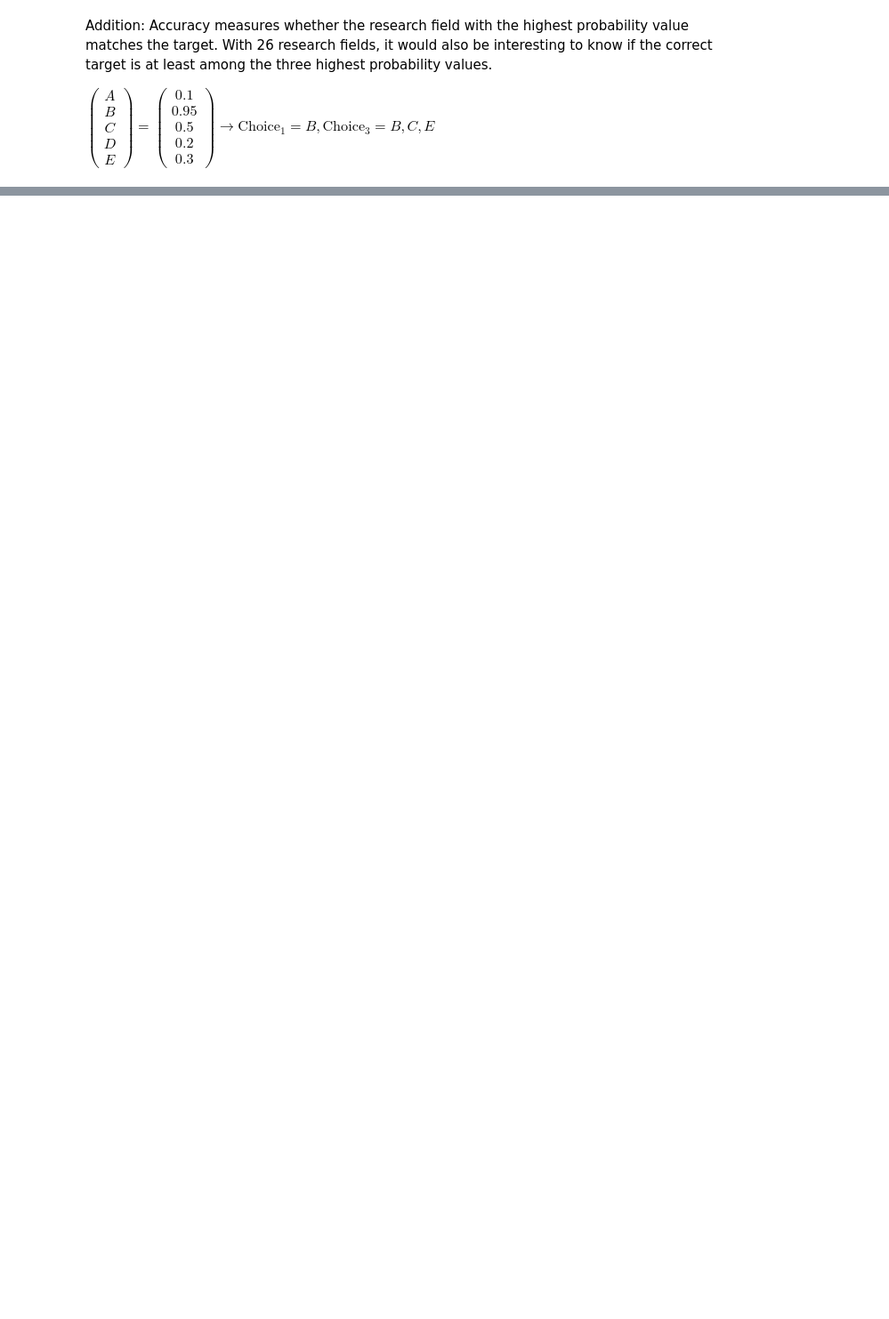
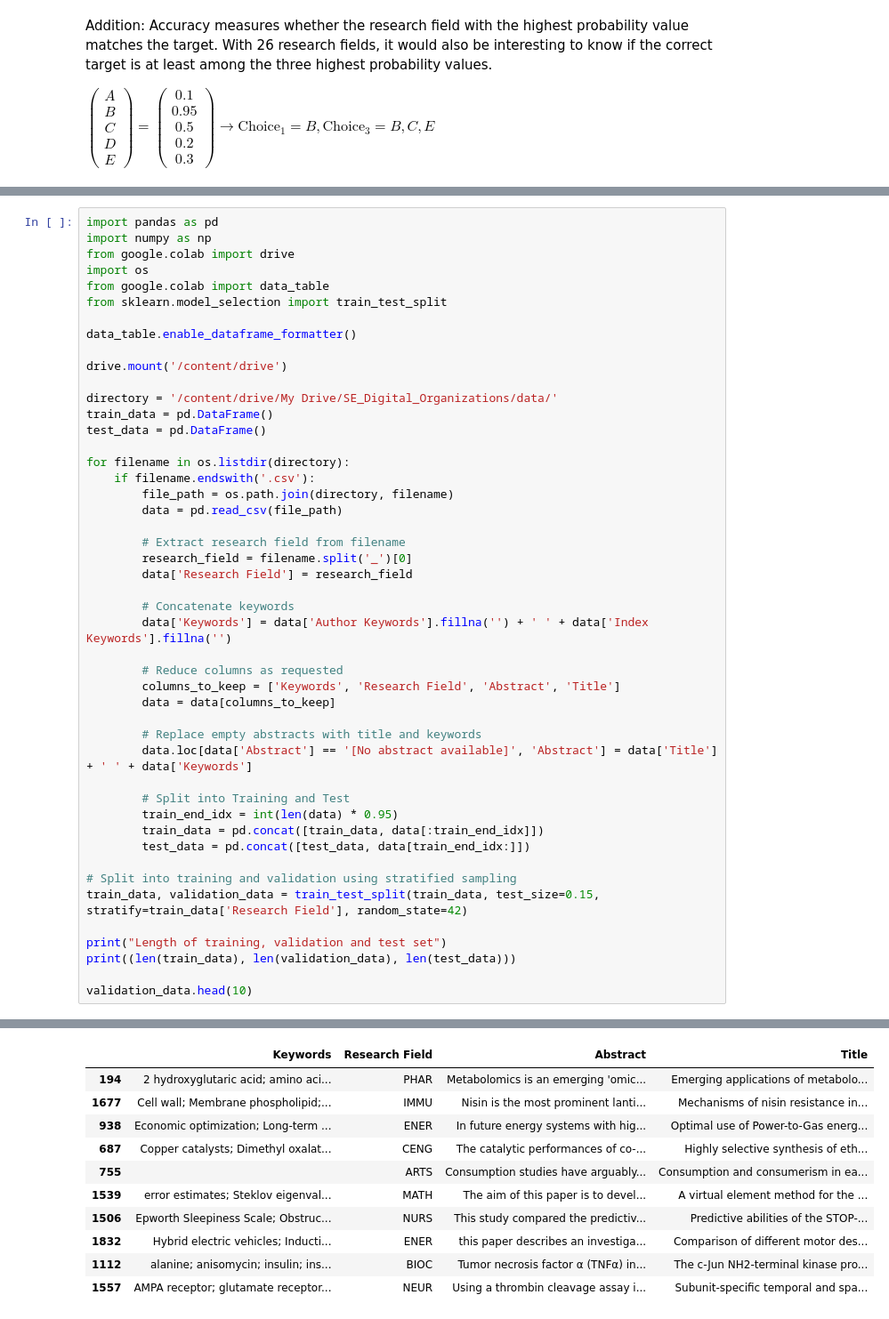
Before and after one commit to leukschrauber/Assignments, a Jupyter notebook: assignment_5_2.ipynb, the cells around one changed output, grey strips where cells are left out. Shown at 89% size. Saved outputs shown, nothing was run; the diff lists cells and outputs as text; blank space fills up the shorter version.

Commit message:
Code for training and testing

```diff
--- a/assignment_5_2.ipynb
+++ b/assignment_5_2.ipynb
@@ -99,0 +41,48 @@ $\begin{pmatrix} A\\ B \\ C \\D \\E \end{pmatrix} = \begin{pmatrix} 0.1\\ 0.95 \
+# %%
+import pandas as pd
+import numpy as np
+from google.colab import drive
+import os
+from google.colab import data_table
+from sklearn.model_selection import train_test_split
+
+data_table.enable_dataframe_formatter()
+
+drive.mount('/content/drive')
+
+directory = '/content/drive/My Drive/SE_Digital_Organizations/data/'
+train_data = pd.DataFrame()
+test_data = pd.DataFrame()
+
+for filename in os.listdir(directory):
+    if filename.endswith('.csv'):
+        file_path = os.path.join(directory, filename)
+        data = pd.read_csv(file_path)
+
+        # Extract research field from filename
+        research_field = filename.split('_')[0]
+        data['Research Field'] = research_field
+
+        # Concatenate keywords
+        data['Keywords'] = data['Author Keywords'].fillna('') + ' ' + data['Index Keywords'].fillna('')
+
+        # Reduce columns as requested
+        columns_to_keep = ['Keywords', 'Research Field', 'Abstract', 'Title']
+        data = data[columns_to_keep]
+
+        # Replace empty abstracts with title and keywords
+        data.loc[data['Abstract'] == '[No abstract available]', 'Abstract'] = data['Title'] + ' ' + data['Keywords']
+
+        # Split into Training and Test
+        train_end_idx = int(len(data) * 0.95)
+        train_data = pd.concat([train_data, data[:train_end_idx]])
+        test_data = pd.concat([test_data, data[train_end_idx:]])
+
+# Split into training and validation using stratified sampling
+train_data, validation_data = train_test_split(train_data, test_size=0.15, stratify=train_data['Research Field'], random_state=42)
+
+print("Length of training, validation and test set")
+print((len(train_data), len(validation_data), len(test_data)))
+
+validation_data.head(10)
+# %% [output]
@@ -99,0 +109,11 @@ $\begin{pmatrix} A\\ B \\ C \\D \\E \end{pmatrix} = \begin{pmatrix} 0.1\\ 0.95 \
+|  | Keywords | Research Field | Abstract | Title |
+| 194 | 2 hydroxyglutaric acid; amino aci... | PHAR | Metabolomics is an emerging 'omic... | Emerging applications of metabolo... |
+| 1677 | Cell wall; Membrane phospholipid;... | IMMU | Nisin is the most prominent lanti... | Mechanisms of nisin resistance in... |
+| 938 | Economic optimization; Long-term ... | ENER | In future energy systems with hig... | Optimal use of Power-to-Gas energ... |
+| 687 | Copper catalysts; Dimethyl oxalat... | CENG | The catalytic performances of co-... | Highly selective synthesis of eth... |
+| 755 |  | ARTS | Consumption studies have arguably... | Consumption and consumerism in ea... |
+| 1539 | error estimates; Steklov eigenval... | MATH | The aim of this paper is to devel... | A virtual element method for the ... |
+| 1506 | Epworth Sleepiness Scale; Obstruc... | NURS | This study compared the predictiv... | Predictive abilities of the STOP-... |
+| 1832 | Hybrid electric vehicles; Inducti... | ENER | this paper describes an investiga... | Comparison of different motor des... |
+| 1112 | alanine; anisomycin; insulin; ins... | BIOC | Tumor necrosis factor α (TNFα) in... | The c-Jun NH2-terminal kinase pro... |
+| 1557 | AMPA receptor; glutamate receptor... | NEUR | Using a thrombin cleavage assay i... | Subunit-specific temporal and spa... |
```
Also changed, not shown: parts of 12 cells of this notebook.
